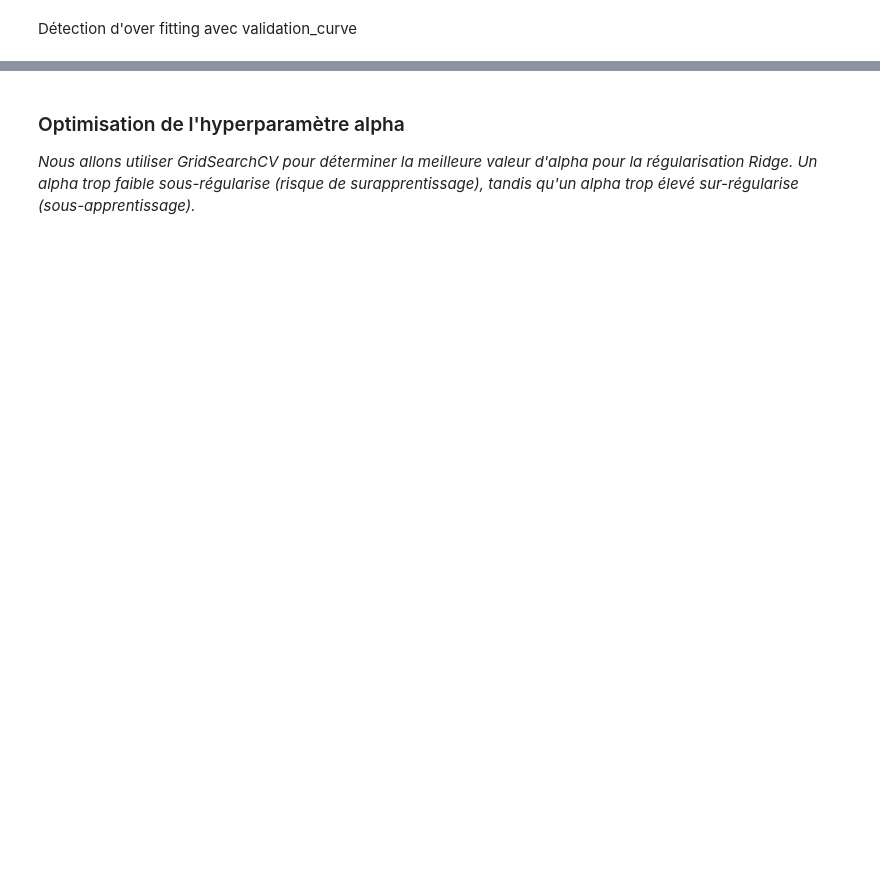
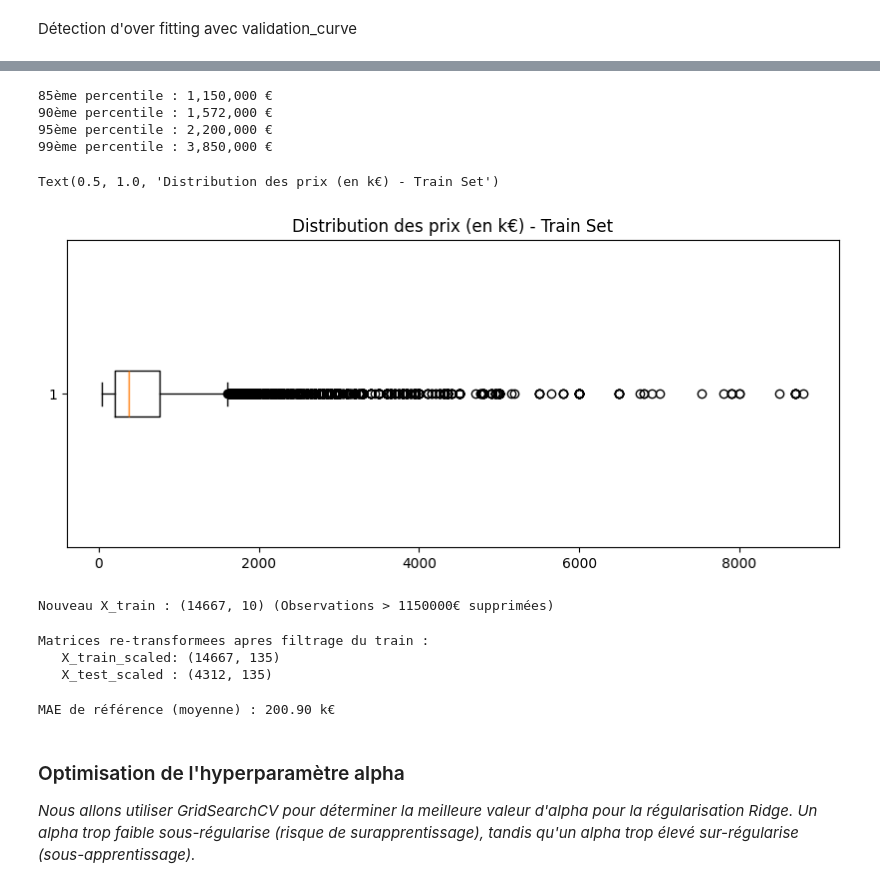
Before and after one commit to bruno-coulet/apartment-hunter, a Jupyter notebook: 3_model.ipynb, the cells around one changed output, grey strips where cells are left out. Saved outputs shown, nothing was run; the diff lists cells and outputs as text; code cells hidden in the pictures; blank space fills up the shorter version.

```diff
--- a/3_model.ipynb
+++ b/3_model.ipynb
@@ -336,3 +382,64 @@ NotFittedError: This LinearRegression instance is not fitted yet. Call 'fit' wit
+# %%
+# Calcul des percentiles sur les prix réels (avant log)
+prices_eur = np.expm1(y_train)
+
+print(f"85ème percentile : {np.percentile(prices_eur, 85):,.0f} €")
+print(f"90ème percentile : {np.percentile(prices_eur, 90):,.0f} €")
+print(f"95ème percentile : {np.percentile(prices_eur, 95):,.0f} €")
+print(f"99ème percentile : {np.percentile(prices_eur, 99):,.0f} €")
+
+# Visualisation pour confirmer le seuil
+import matplotlib.pyplot as plt
+plt.figure(figsize=(10,4))
+plt.boxplot(prices_eur / 1000, vert=False)
+plt.title("Distribution des prix (en k€) - Train Set")
+# %% [output]
+85ème percentile : 1,150,000 €
+90ème percentile : 1,572,000 €
+95ème percentile : 2,200,000 €
+99ème percentile : 3,850,000 €
+Text(0.5, 1.0, 'Distribution des prix (en k€) - Train Set')
+[figure, added]
+# %%
+# 1. Définition du seuil (ex: 1 150 000 €)
+threshold_eur = 1150000
+threshold_log = np.log1p(threshold_eur)
+
+# 2. Filtrage du TRAIN SET uniquement
+# On garde les observations sous le seuil pour l'entraînement
+mask_train = y_train <= threshold_log
+X_train = X_train[mask_train]
+y_train = y_train[mask_train]
+
+# 3. On ne filtre PAS le TEST SET
+# On veut voir comment le modèle se comporte sur la réalité totale du marché,
+# même s'il a été entraîné sur le segment < 1.15M€.
+print(f"Nouveau X_train : {X_train.shape} (Observations > {threshold_eur}€ supprimées)")
+# %% [output]
+Nouveau X_train : (14667, 10) (Observations > 1150000€ supprimées)
+# %%
+"""Recalcule des matrices apres filtrage du train set."""
+# Important : on refit le preprocesseur sur le train filtre
+X_train_scaled = preprocessor.fit_transform(X_train)
+X_test_scaled = preprocessor.transform(X_test)
+
+print("Matrices re-transformees apres filtrage du train :")
+print(f"   X_train_scaled: {X_train_scaled.shape}")
+print(f"   X_test_scaled : {X_test_scaled.shape}")
+# %% [output]
+Matrices re-transformees apres filtrage du train :
+   X_train_scaled: (14667, 135)
+   X_test_scaled : (4312, 135)
+# %%
+"""Calcule la baseline MAE sur le segment standard."""
+# Recalcule le segment standard à partir du seuil
+mask_test_std = (np.expm1(y_test) <= threshold_eur).values
+y_test_std = y_test.iloc[mask_test_std]
+y_std_mean = np.full_like(y_test_std, y_train.mean())
+mae_baseline = mean_absolute_error(np.expm1(y_test_std), np.expm1(y_std_mean))
+print(f"MAE de référence (moyenne) : {mae_baseline/1000:.2f} k€")
+# %% [output]
+MAE de référence (moyenne) : 200.90 k€
 # %% [markdown]
 ### Optimisation de l'hyperparamètre alpha
 
```
Also changed, not shown: parts of 35 cells of this notebook, 6 other files.
